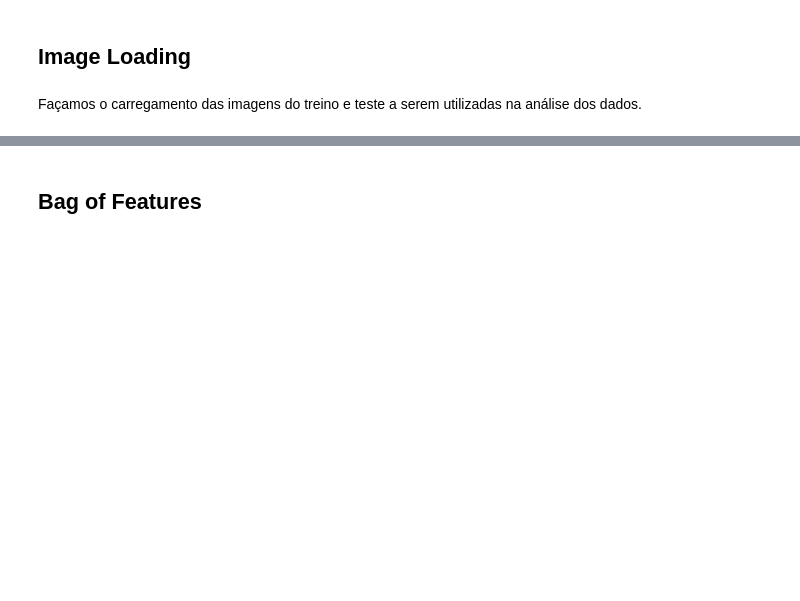
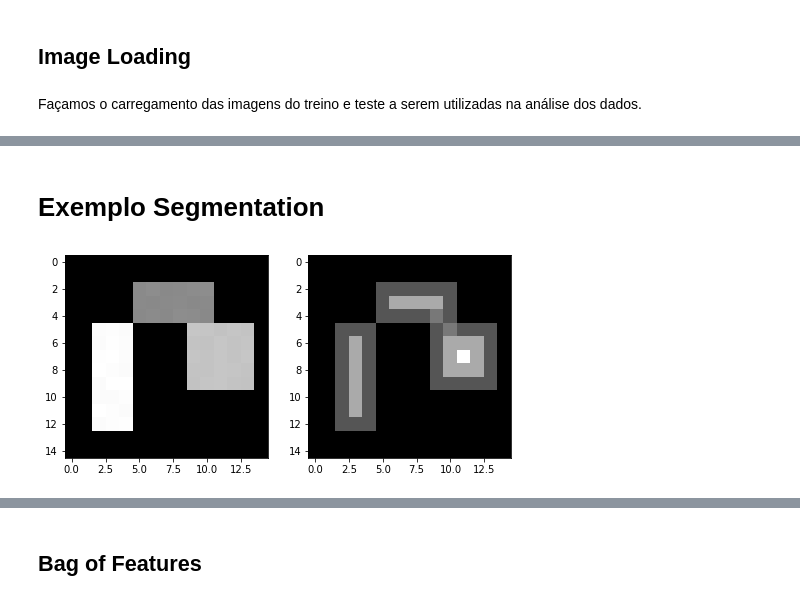
Before and after one commit to juliotrecen/SCC0251AJNT, a Jupyter notebook: Projeto Final.ipynb, the cells around one changed output, grey strips where cells are left out. Cells and saved outputs as stored; diff of their text form; code cells hidden in the pictures; blank space fills up the shorter version.

```diff
--- a/Projeto Final.ipynb
+++ b/Projeto Final.ipynb
@@ -119,0 +130,20 @@ plt.show()
+# %% [markdown]
+# Exemplo Segmentation
+# %%
+np.random.seed(10)
+
+img_test = np.zeros([15,15])
+img_test[2:5, 5:11] = 120 + np.random.randint(0, 5, [3,6])
+img_test[5:10, 9:14] = 170 + np.random.randint(0, 5, [5,5])
+img_test[5:13, 2:5] = 220 + np.random.randint(0, 5, [8,3])
+img_test = img_test.astype(np.uint8)
+
+distance_t = ndimage.distance_transform_edt(img_test)
+distance_t = normalize(distance_t, 0, 255).astype(np.uint8)
+
+fig, ax = plt.subplots(nrows = 1, ncols = 2, figsize = (8,4))
+ax[0].imshow(img_test, cmap = "gray")
+ax[1].imshow(distance_t, cmap = "gray")
+plt.show()
+# %% [output]
+[figure, added]
```
Also changed, not shown: parts of 28 cells of this notebook, 5 other files.
